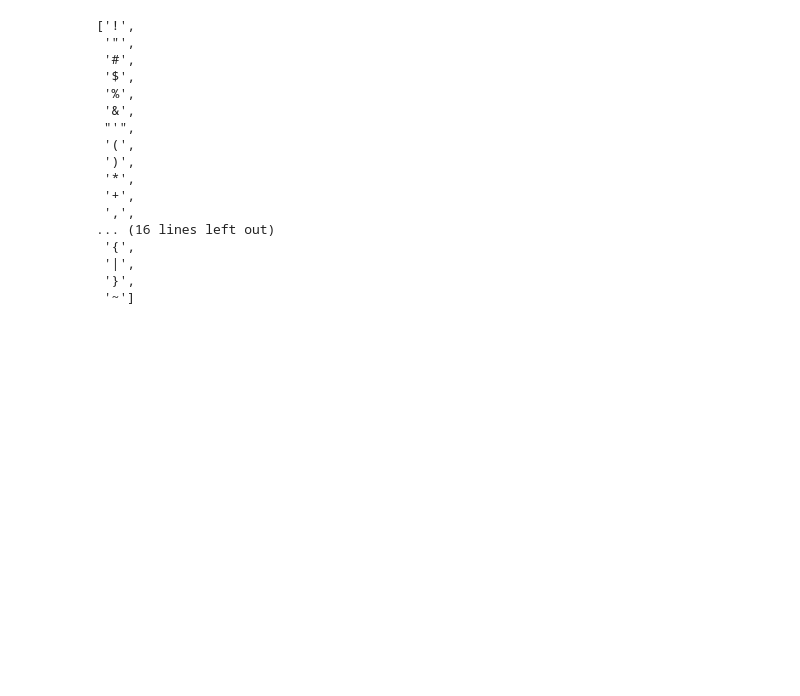
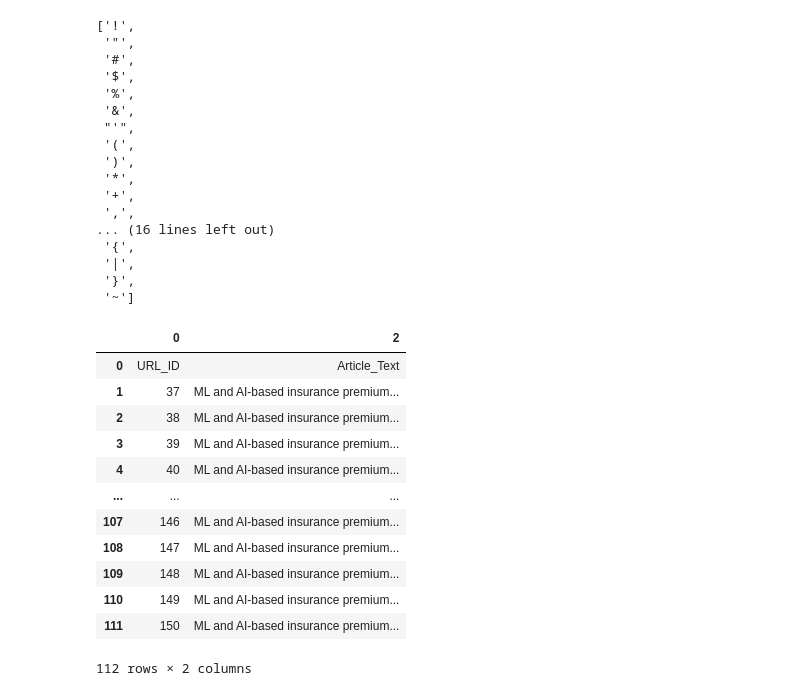
Before and after one commit to rohitingole17792/AI-based-Content-Detection-and-Text-Detection-, a Jupyter notebook: Dtata_Extract_from_URL's.ipynb, the cells around one changed output. Saved outputs shown, nothing was run; the diff lists cells and outputs as text; code cells hidden in the pictures; blank space fills up the shorter version.

```diff
--- a/Dtata_Extract_from_URL's.ipynb
+++ b/Dtata_Extract_from_URL's.ipynb
@@ -241,3 +241,19 @@ punc
  '|',
  '}',
  '~']
+# %%
+text
+# %% [output]
+|  | 0 | 2 |
+| 0 | URL_ID | Article_Text |
+| 1 | 37 | ML and AI-based insurance premium... |
+| 2 | 38 | ML and AI-based insurance premium... |
+| 3 | 39 | ML and AI-based insurance premium... |
+| 4 | 40 | ML and AI-based insurance premium... |
+| ... | ... | ... |
+| 107 | 146 | ML and AI-based insurance premium... |
+| 108 | 147 | ML and AI-based insurance premium... |
+| 109 | 148 | ML and AI-based insurance premium... |
+| 110 | 149 | ML and AI-based insurance premium... |
+| 111 | 150 | ML and AI-based insurance premium... |
+112 rows × 2 columns
```
Also changed, not shown: parts of 13 cells of this notebook.
